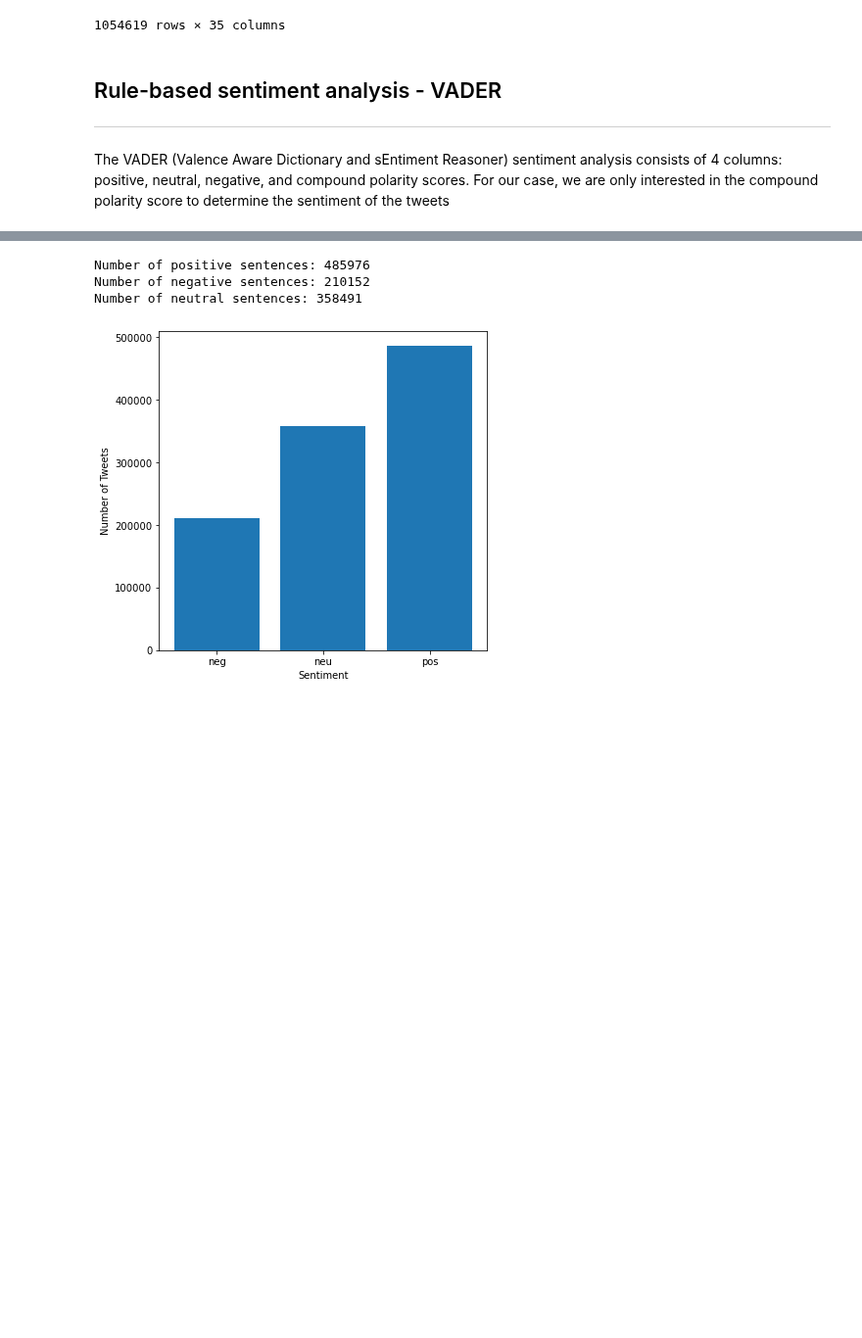
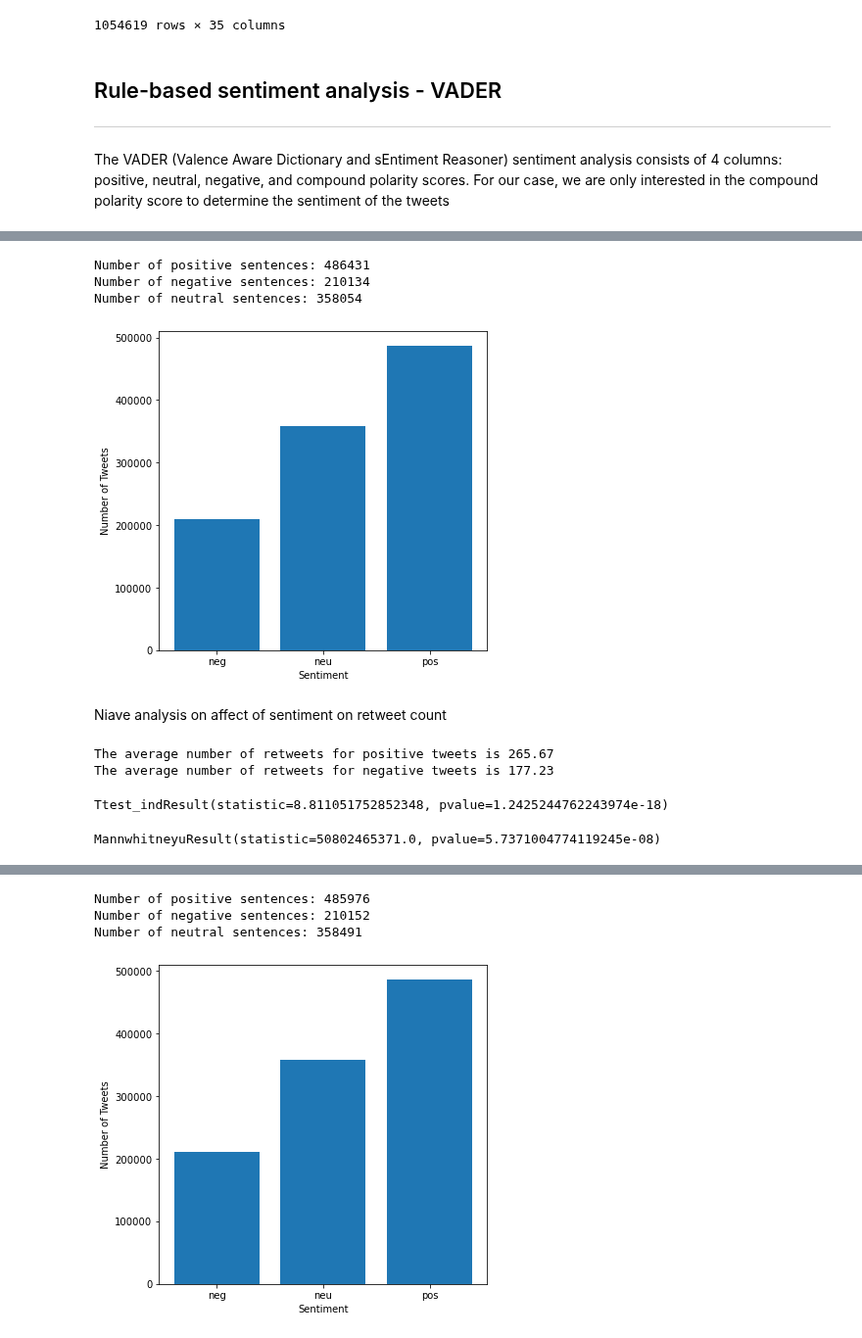
Before and after one commit to epfl-ada/ada-2020-project-milestone-p3-p3_musetti-adaletti, a Jupyter notebook: Creative_extension_analysis.ipynb, the cells around one changed output, grey strips where cells are left out. Shown at 98% size. Drawn from its saved outputs; the diff is of its cells as text; code cells hidden in the pictures; blank space fills up the shorter version.

```diff
--- a/Creative_extension_analysis.ipynb
+++ b/Creative_extension_analysis.ipynb
@@ -201,0 +212,34 @@ The VADER (Valence Aware Dictionary and sEntiment Reasoner) sentiment analysis c
+# %%
+en_tweets['sent_score'] = [analyzer.polarity_scores(x)['compound'] for x in en_tweets['clean_tweets']]
+# %%
+def sentiment(scores):
+    sents = []
+    for score in scores:
+        if score >=0.05:
+            sent = 'pos'
+        elif score <=-0.05:
+            sent = 'neg'
+        elif abs(score) <0.05:
+            sent = 'neu'
+        sents.append(sent)
+    return sents
+# %%
+en_tweets['sentiment'] = sentiment(en_tweets.sent_score)
+# %%
+grouped_sents = en_tweets.groupby(by='sentiment')
+# %%
+print('Number of positive sentences:',sum(np.array(en_tweets['sent_score'])>=0.05))
+print('Number of negative sentences:',sum(np.array(en_tweets['sent_score'])<=-0.05))
+print('Number of neutral sentences:',sum(np.abs(np.array(en_tweets['sent_score']))<0.05))
+# %% [output]
+Number of positive sentences: 486431
+Number of negative sentences: 210134
+Number of neutral sentences: 358054
+# %%
+plt.figure(figsize=(6,6))
+plt.bar(grouped_sents.size().index, grouped_sents.size().values, width=0.8)
+plt.xlabel('Sentiment')
+plt.ylabel('Number of Tweets')
+plt.show()
+# %% [output]
+[figure, added]
@@ -201,0 +249,16 @@ The VADER (Valence Aware Dictionary and sEntiment Reasoner) sentiment analysis c
+# %% [markdown]
+Niave analysis on affect of sentiment on retweet count
+# %%
+print("The average number of retweets for positive tweets is {:.2f}".format(pos_sents.retweet_count.mean()))
+print("The average number of retweets for negative tweets is {:.2f}".format(neg_sents.retweet_count.mean()))
+# %% [output]
+The average number of retweets for positive tweets is 265.67
+The average number of retweets for negative tweets is 177.23
+# %%
+stats.ttest_ind(pos_sents.retweet_count, neg_sents.retweet_count)
+# %% [output]
+Ttest_indResult(statistic=8.811051752852348, pvalue=1.2425244762243974e-18)
+# %%
+stats.mannwhitneyu(pos_sents.retweet_count, neg_sents.retweet_count)
+# %% [output]
+MannwhitneyuResult(statistic=50802465371.0, pvalue=5.7371004774119245e-08)
```
Also changed, not shown: parts of 27 cells of this notebook.
